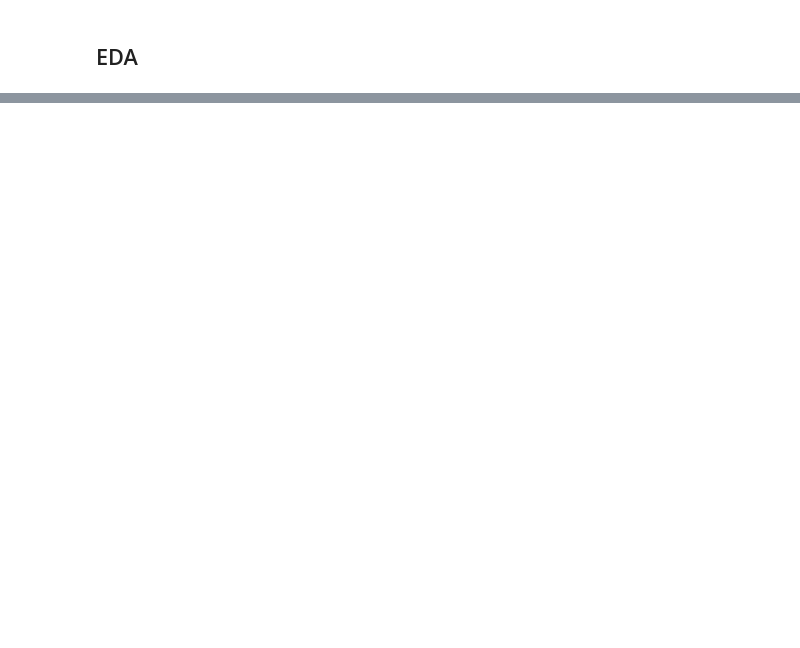
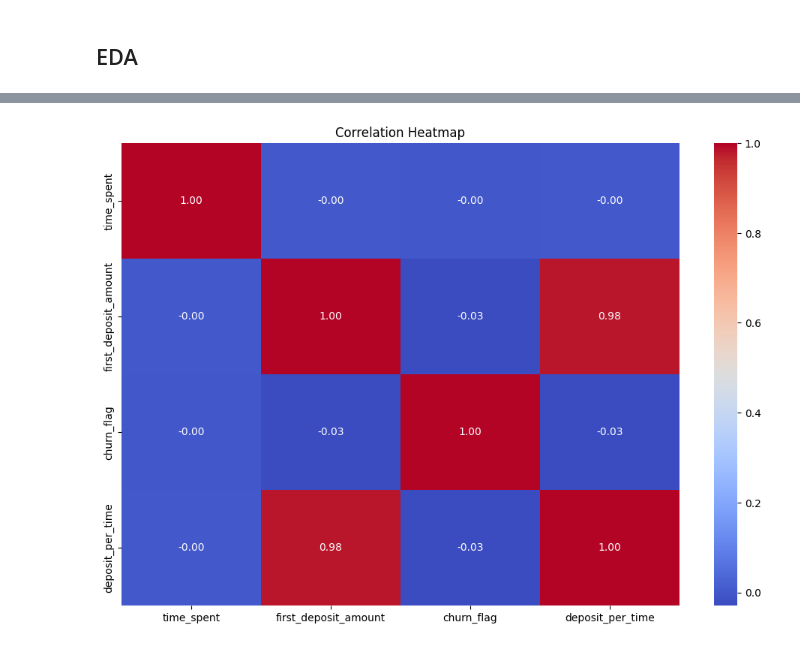
Before and after one commit to Michelangelo20/robinhood_classifer, a Jupyter notebook: src/notebook/rh_classifier_Q2_version2.ipynb, the cells around one changed output, grey strips where cells are left out. Drawn from its saved outputs; the diff is of its cells as text; code cells hidden in the pictures; blank space fills up the shorter version.

```diff
--- a/src/notebook/rh_classifier_Q2_version2.ipynb
+++ b/src/notebook/rh_classifier_Q2_version2.ipynb
@@ -310,8 +418,14 @@ plt.show()
 # %%
-plt.figure(figsize=(12,8))
-sns.heatmap(df.corr(), annot=True, fmt='.2f', cmap='coolwarm')
+# Select only the numerical columns from the DataFrame
+numerical_df = df.select_dtypes(include=['float64', 'int64'])
+
+# Create the heatmap using the correlation matrix of the numerical columns
+plt.figure(figsize=(12, 8))
+sns.heatmap(numerical_df.corr(), annot=True, fmt='.2f', cmap='coolwarm')
 plt.title('Correlation Heatmap')
 plt.show()
+# %% [output]
+[figure, added]
 # %%
 # categorical features
 sns.countplot(x='platform', hue='churn_flag', data=df)
```
Also changed, not shown: parts of 11 cells of this notebook, 9 other files.
